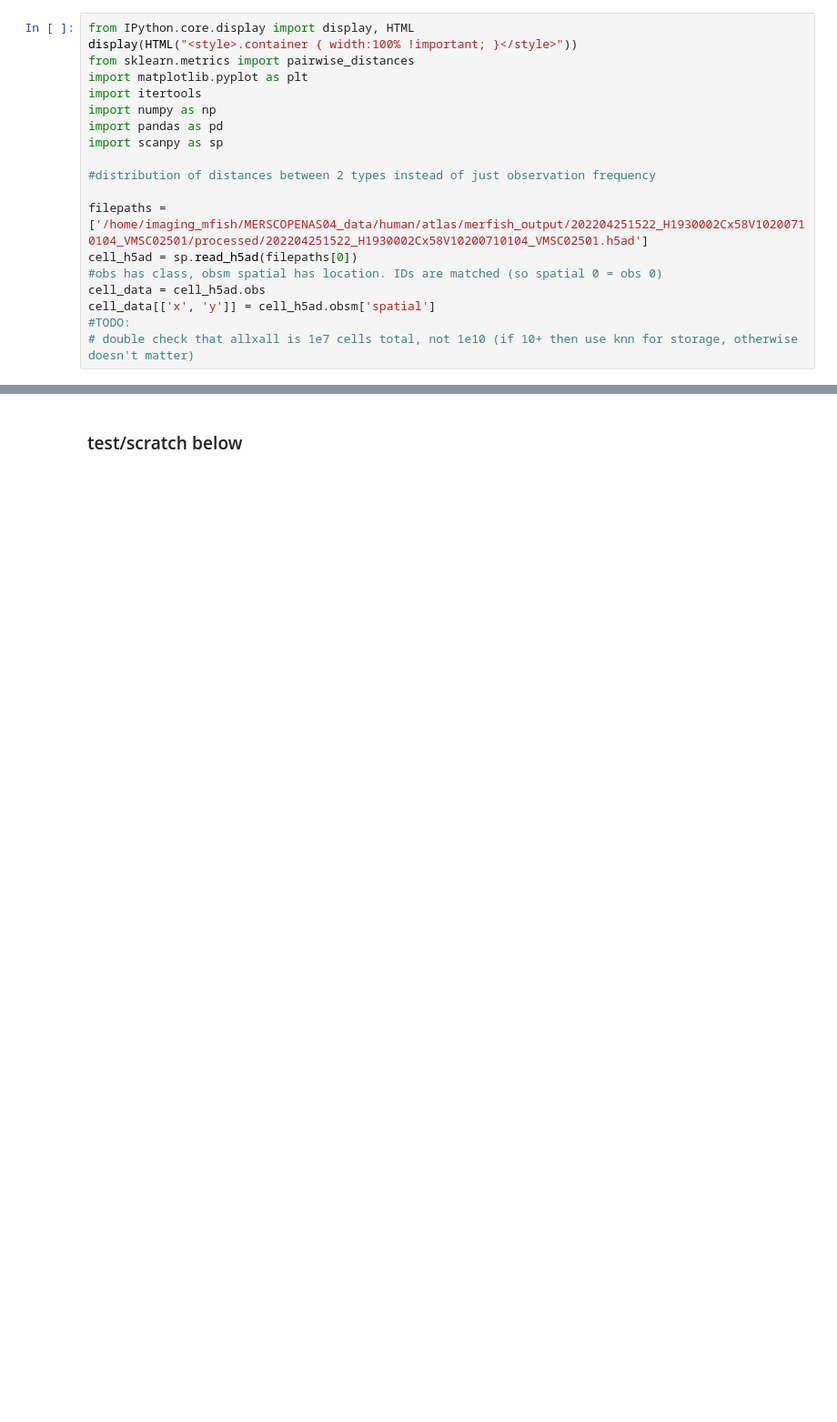
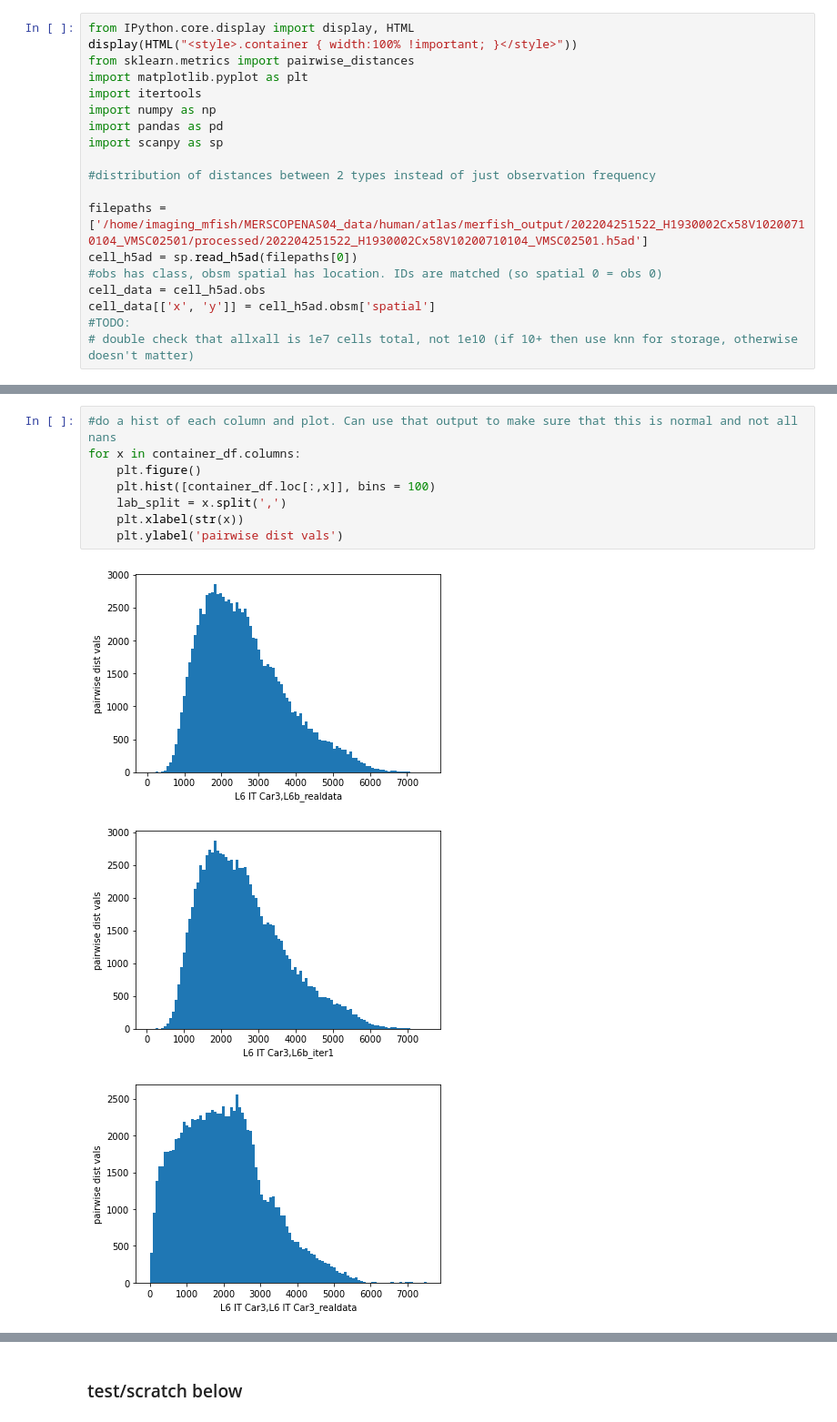
Before and after one commit to AllenInstitute/spots-in-space, a Jupyter notebook: code/merscope_processing/zhuang_cci_rewrite_attempt.ipynb, the cells around one changed output, grey strips where cells are left out. Shown: that part at 91% size. Cells and saved outputs as stored; diff of their text form; blank space fills up the shorter version.

```diff
--- a/code/merscope_processing/zhuang_cci_rewrite_attempt.ipynb
+++ b/code/merscope_processing/zhuang_cci_rewrite_attempt.ipynb
@@ -84,0 +95,12 @@ dtype: float64}
+# %%
+#do a hist of each column and plot. Can use that output to make sure that this is normal and not all nans
+for x in container_df.columns:
+    plt.figure()
+    plt.hist([container_df.loc[:,x]], bins = 100)
+    lab_split = x.split(',')
+    plt.xlabel(str(x))
+    plt.ylabel('pairwise dist vals')
+# %% [output]
+[figure, added]
+[figure, added]
+[figure, added]
```
Also changed, not shown: parts of 3 cells of this notebook.
